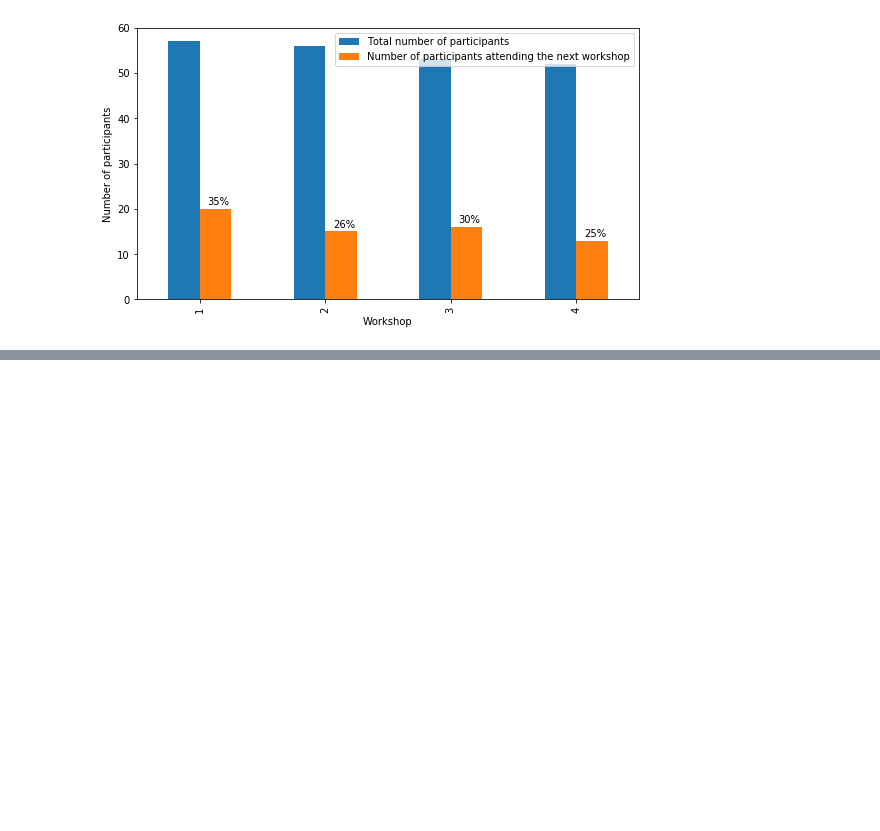
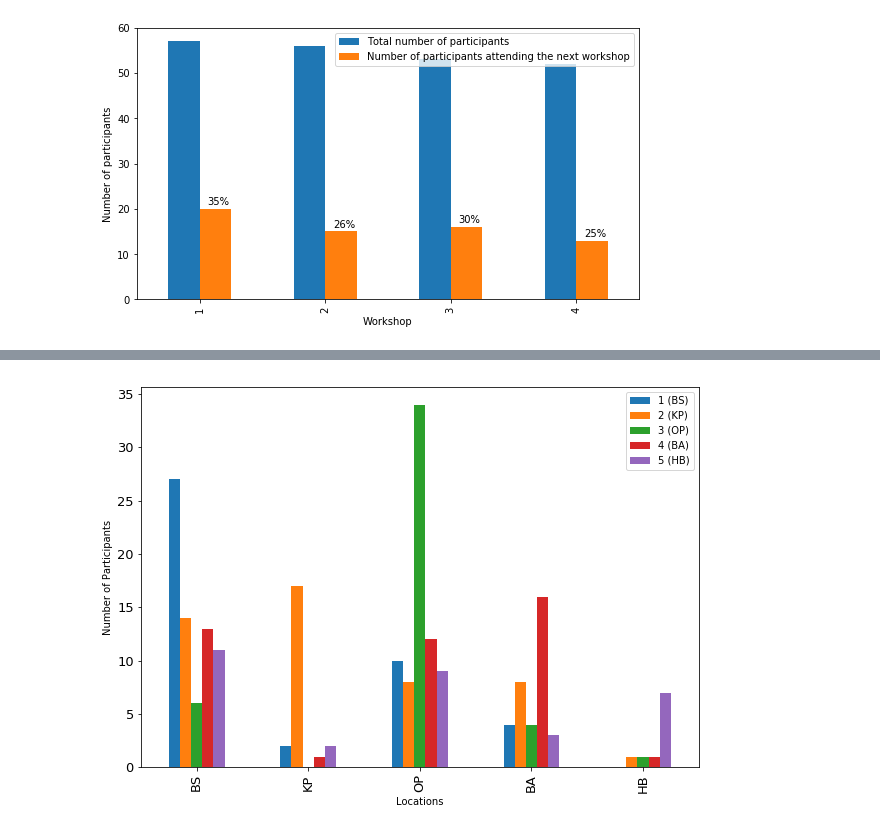
Before and after one commit to DLR-SC/analysis-dlr-se-waws, a Jupyter notebook: analysis.ipynb, the cells around one changed output, grey strips where cells are left out. Cells and saved outputs as stored; diff of their text form; code cells hidden in the pictures; blank space fills up the shorter version.

```diff
--- a/analysis.ipynb
+++ b/analysis.ipynb
@@ -193,0 +243,10 @@ for index, (left, right) in enumerate(make_pairs):
+# %%
+# Filter chart down to locations where a workshop took place
+location_distribution_per_ws_filtered = location_distribution_per_ws.loc[['BS', 'KP', 'OP', 'BA', 'HB']]
+
+ax = location_distribution_per_ws_filtered.plot(kind='bar', figsize=(10,7),
+                                        fontsize=13)
+ax.set_xlabel("Locations")
+ax.set_ylabel("Number of Participants");
+# %% [output]
+[figure, added]
```
Also changed, not shown: parts of 7 cells of this notebook.
